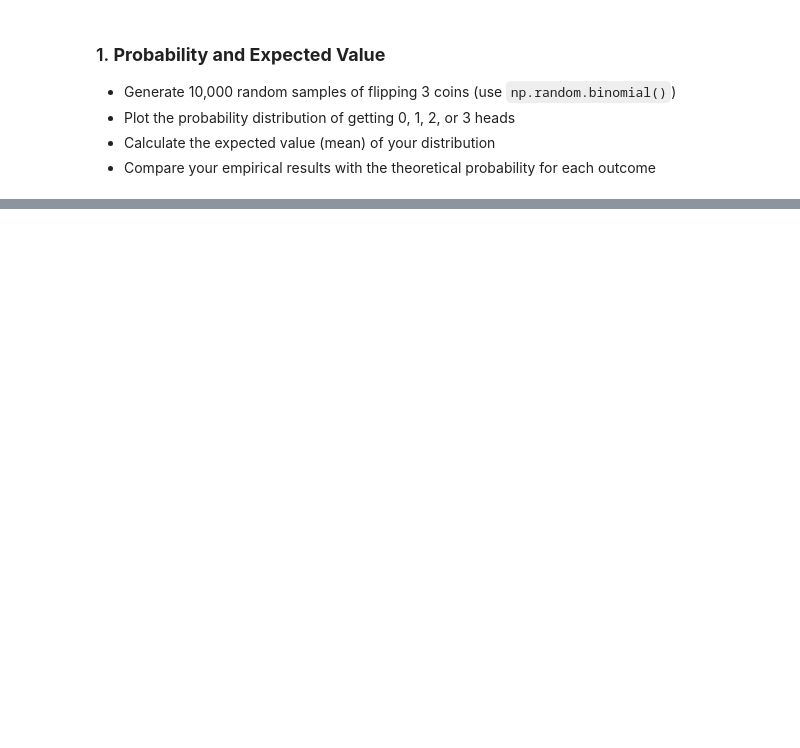
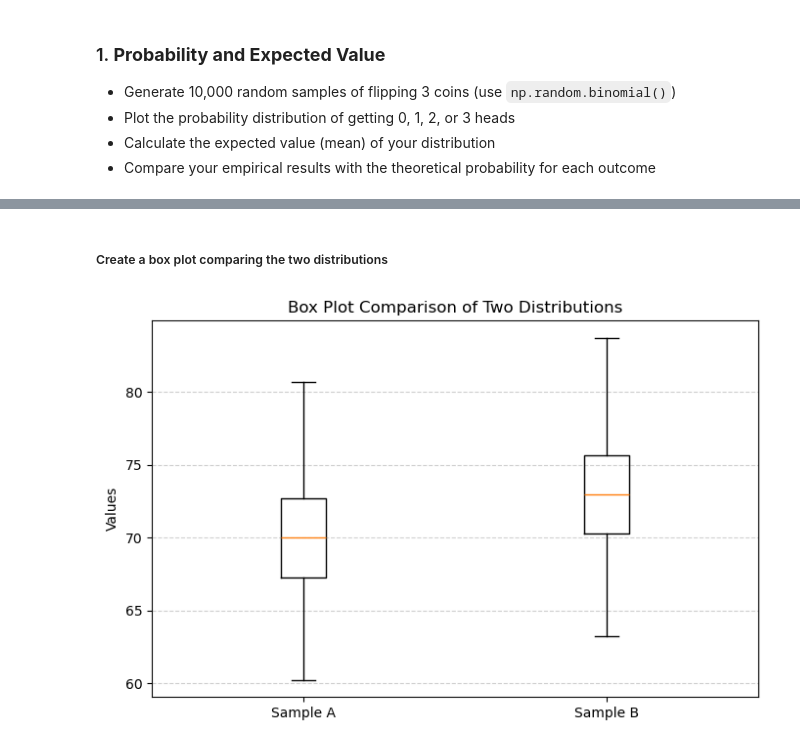
Before and after one commit to spideyeng/5m-data-3.1-probability-statistics, a Jupyter notebook: notebooks/3.1 Assignment for Probability and Statistics for ML.ipynb, the cells around one changed output, grey strips where cells are left out. Cells and saved outputs as stored; diff of their text form; code cells hidden in the pictures; blank space fills up the shorter version.

```diff
--- a/notebooks/3.1 Assignment for Probability and Statistics for ML.ipynb
+++ b/notebooks/3.1 Assignment for Probability and Statistics for ML.ipynb
@@ -19,0 +161,19 @@ Author: Derek ENG
+# %% [markdown]
+##### Create a box plot comparing the two distributions
+# %%
+rngA = np.random.default_rng(42)
+distA = rngA.normal(loc=70, scale=5, size=100)
+
+rngB = np.random.default_rng(42)
+distB = rngB.normal(loc=73, scale=5, size=100)
+
+# Create the box plot
+plt.figure(figsize=(8, 5))
+plt.boxplot([distA, distB], labels=["Sample A", "Sample B"])
+plt.ylabel("Values")
+plt.title("Box Plot Comparison of Two Distributions")
+plt.grid(axis="y", linestyle="--", alpha=0.6)
+
+plt.show()
+# %% [output]
+[figure, added]
```
Also changed, not shown: parts of 32 cells of this notebook.
